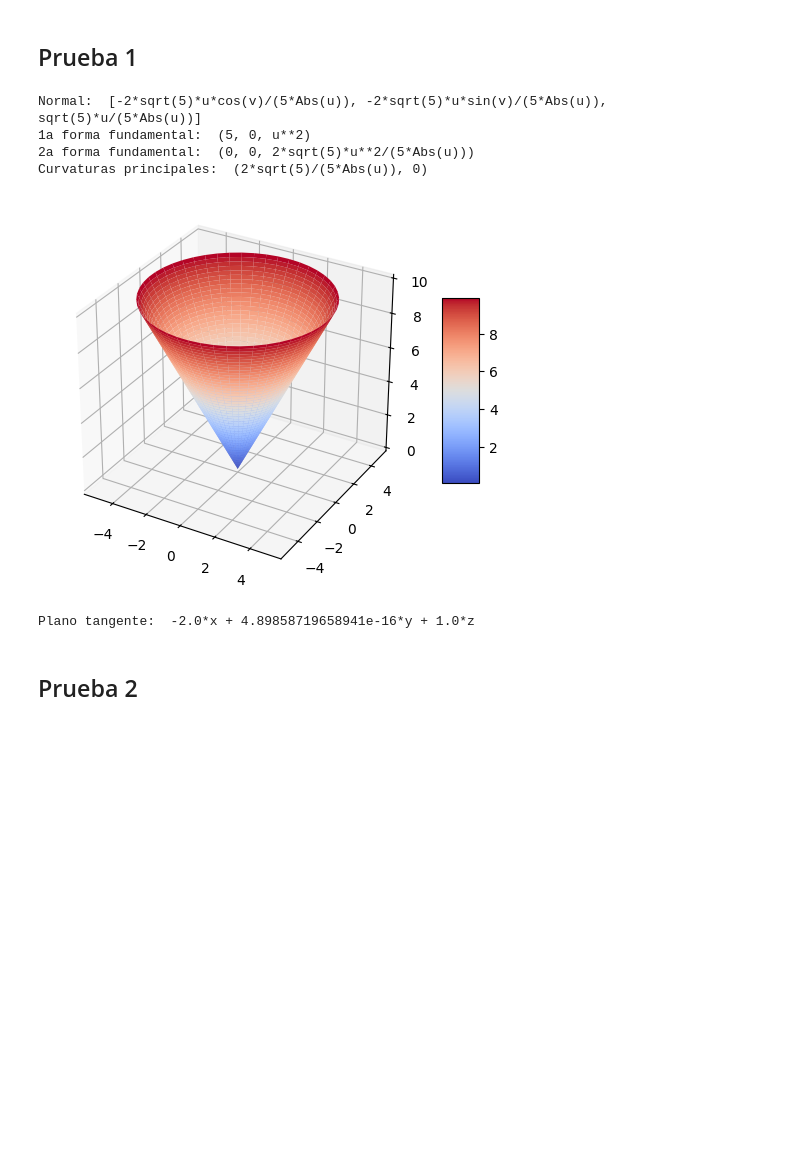
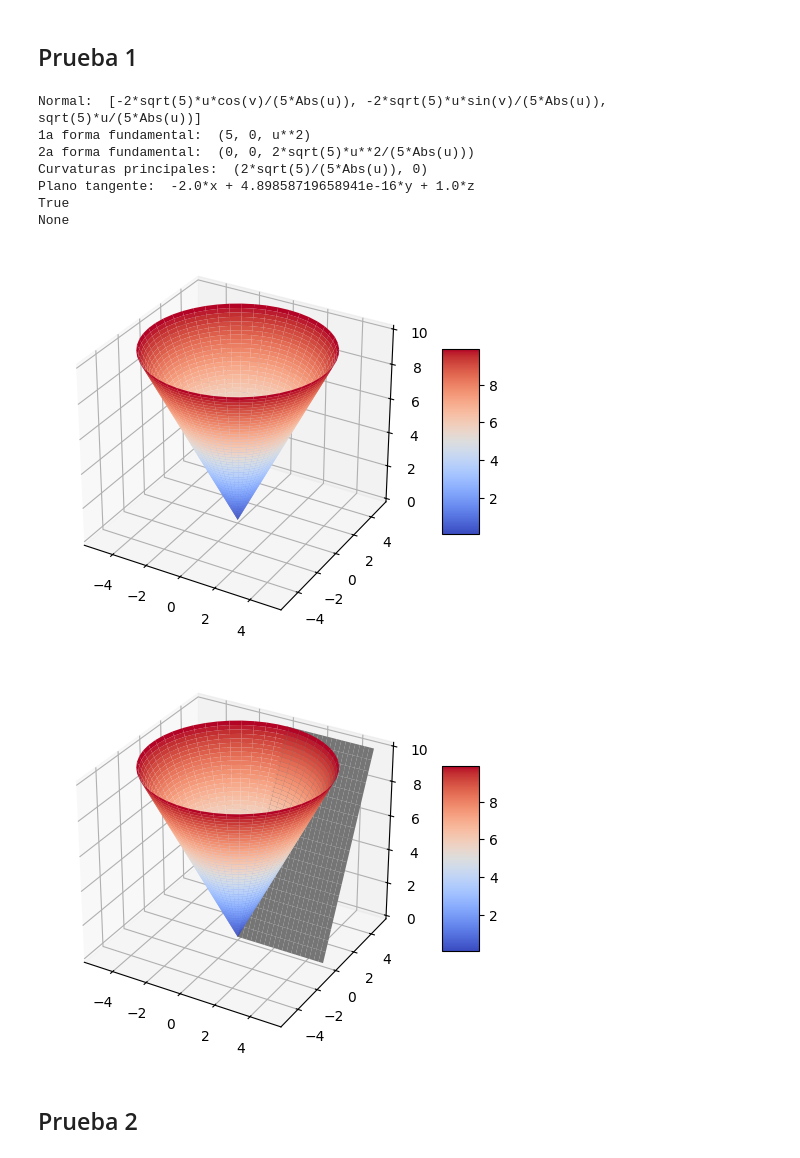
Before and after one commit to asiermhpsm/geometria_diferencial, a Jupyter notebook: comprobaciones.ipynb, the cells around one changed output. Saved outputs shown, nothing was run; the diff lists cells and outputs as text; code cells hidden in the pictures; blank space fills up the shorter version.

Commit message:
Cambia los metodos de representacion

```diff
--- a/comprobaciones.ipynb
+++ b/comprobaciones.ipynb
@@ -10,20 +10,24 @@ x, y, z = sp.symbols('x, y z', real = True)
 # %%
 ecuaciones1 = [u*sp.cos(v), u*sp.sin(v), 2*u]
 print('Normal: ', normal(ecuaciones1, u, v))
 print('1a forma fundamental: ', primeraFormaFundamental(ecuaciones1, u, v))
 print('2a forma fundamental: ', segundoFormaFundamental(ecuaciones1, u, v))
 print('Curvaturas principales: ', curvaturasPrincipales(ecuaciones1, u, v))
-ax = grafica_uv(ecuaciones1, u, v, 0, 5, 0, 2*np.pi, True)
 plano_tg = planoTangente_pt(ecuaciones1, u, v, 1, 2*np.pi)
 print('Plano tangente: ', plano_tg)
-grafica_xyz(ax, plano_tg, x, y, z, 0, 5, 0, 5)
+X, Y, Z, color_map, color = procesa_sup_uv(ecuaciones1, u, v, 0, 5, 0, 2*np.pi, color_map=True)
+representa_3d(X, Y, Z, color_map, color)
+representa_3d(X, Y, Z, color_map, color, *procesa_plano_xyz(plano_tg, x, y, z, 0, 5, 0, 5))
 # %% [output]
 Normal:  [-2*sqrt(5)*u*cos(v)/(5*Abs(u)), -2*sqrt(5)*u*sin(v)/(5*Abs(u)), sqrt(5)*u/(5*Abs(u))]
 1a forma fundamental:  (5, 0, u**2)
 2a forma fundamental:  (0, 0, 2*sqrt(5)*u**2/(5*Abs(u)))
 Curvaturas principales:  (2*sqrt(5)/(5*Abs(u)), 0)
+Plano tangente:  -2.0*x + 4.89858719658941e-16*y + 1.0*z
+True
+None
 [figure]
-Plano tangente:  -2.0*x + 4.89858719658941e-16*y + 1.0*z
+[figure, added]
 # %% [markdown]
 ## Prueba 2
 # %%
```
Also changed, not shown: parts of 4 cells of this notebook, 1 other file.
